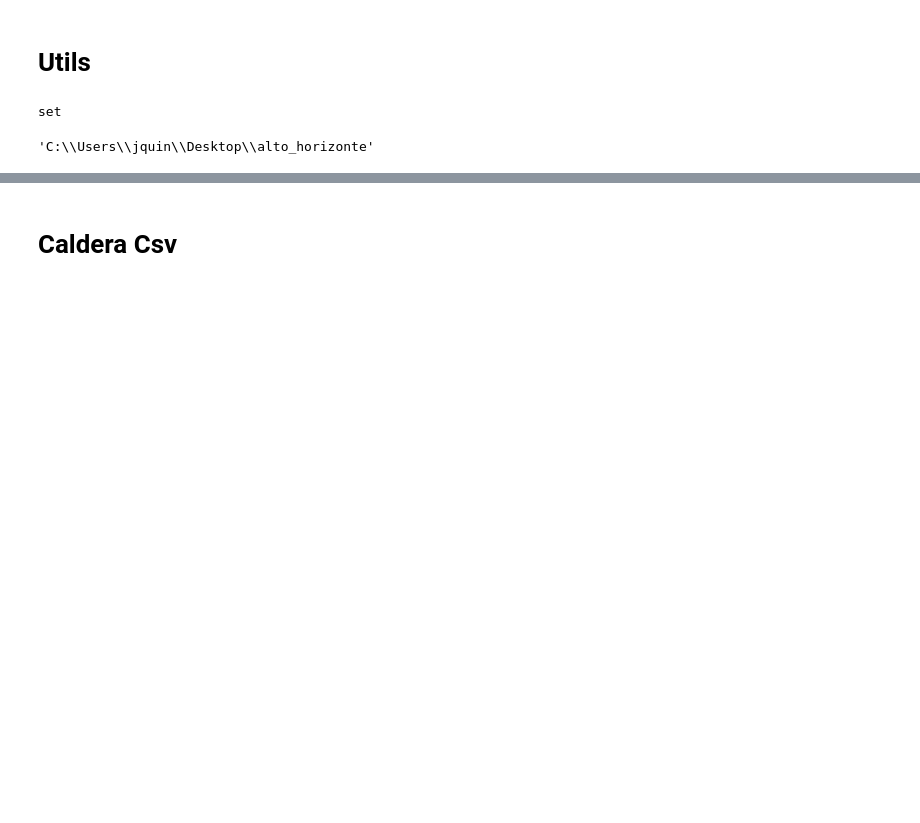
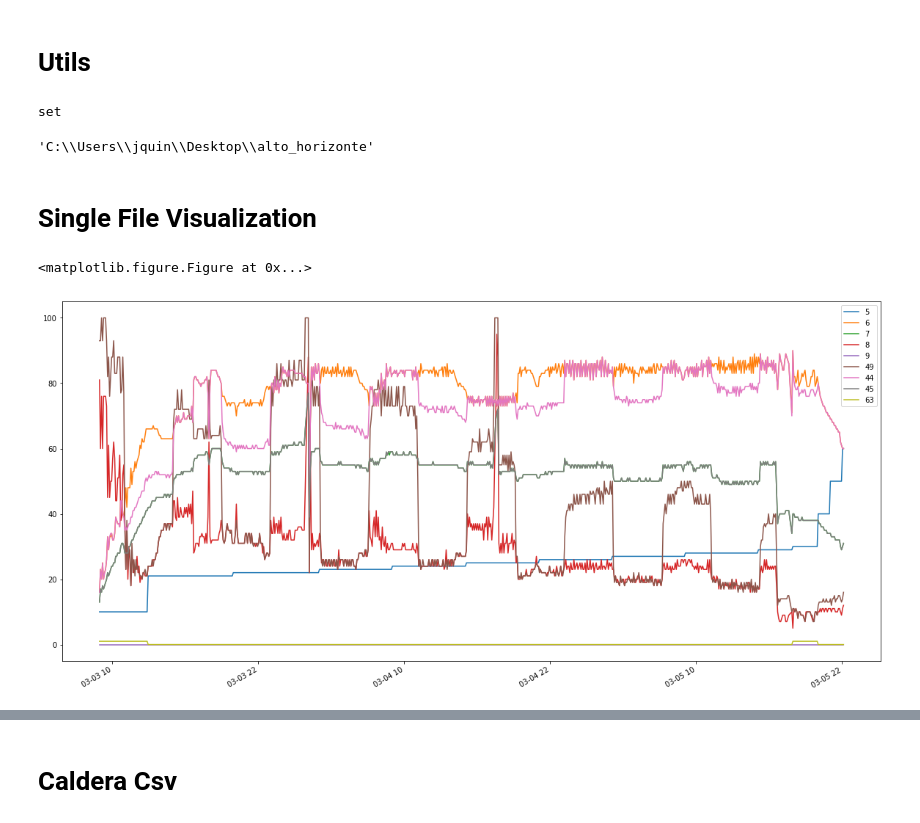
Before and after one commit to jcardenaslie/ah-anomalydetection_python, a Jupyter notebook: MainProyect/Main Proyect.ipynb, the cells around one changed output, grey strips where cells are left out. Drawn from its saved outputs; the diff is of its cells as text; code cells hidden in the pictures; blank space fills up the shorter version.

```diff
--- a/MainProyect/Main Proyect.ipynb
+++ b/MainProyect/Main Proyect.ipynb
@@ -18,3 +18,15 @@ set
 data_directory
 # %% [output]
 'C:\\Users\\jquin\\Desktop\\alto_horizonte'
+# %% [markdown]
+# Single File Visualization
+# %%
+df = pd.read_csv(data_directory + '/Datos/ts_2017/'+'E0103037.txt',sep='\t',header=None)
+new_index = pd.to_datetime(df[0]+' '+df[1],dayfirst=True)
+f = plt.figure()
+df =df.set_index(new_index)
+df[[5,6,7,8,9,49,44,45,63]].plot(kind='line',figsize=(20,10))
+plt.show()
+# %% [output]
+<matplotlib.figure.Figure at 0x...>
+[figure, added]
```
Also changed, not shown: parts of 18 cells of this notebook, 14 other files.
